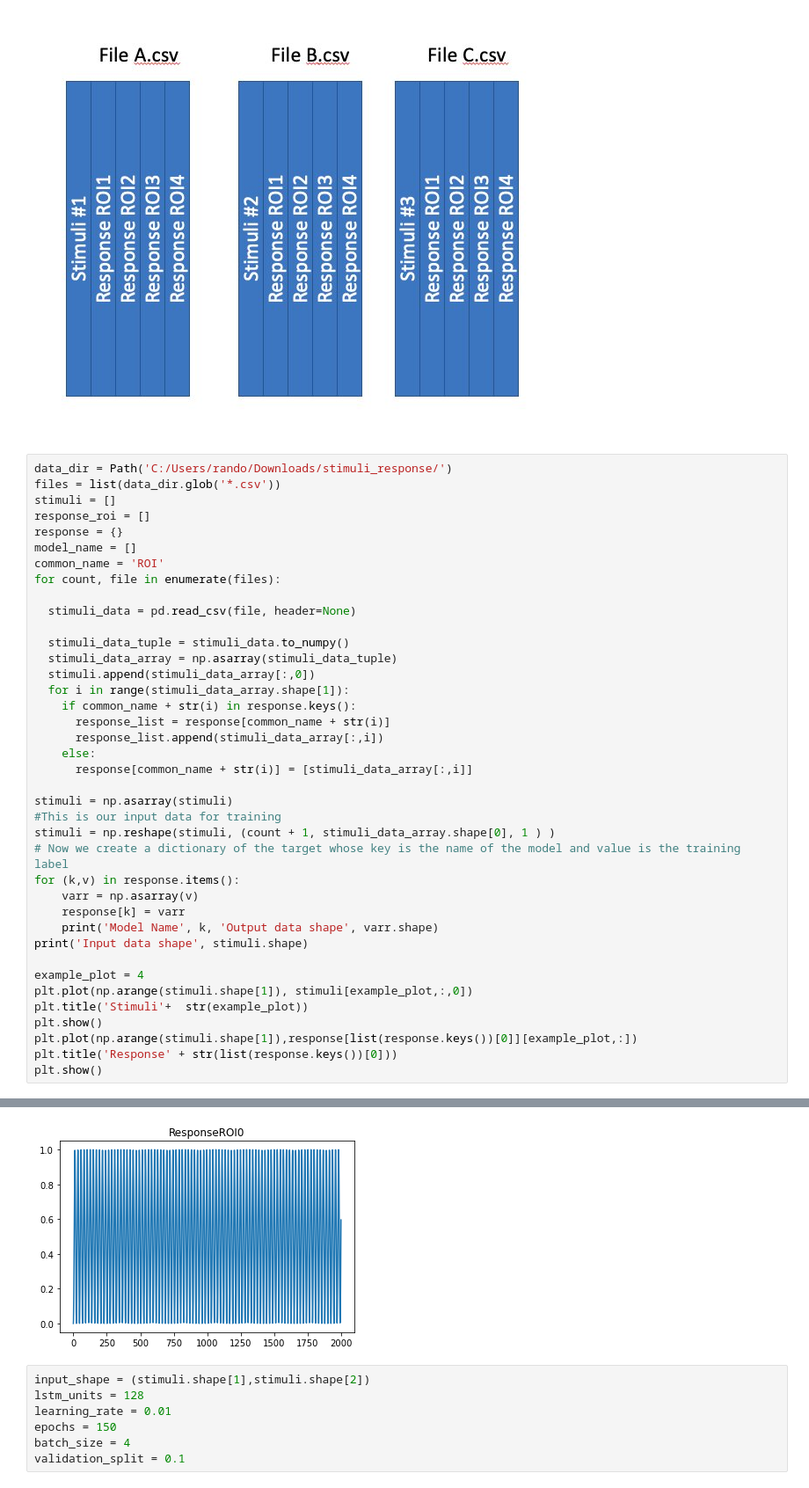
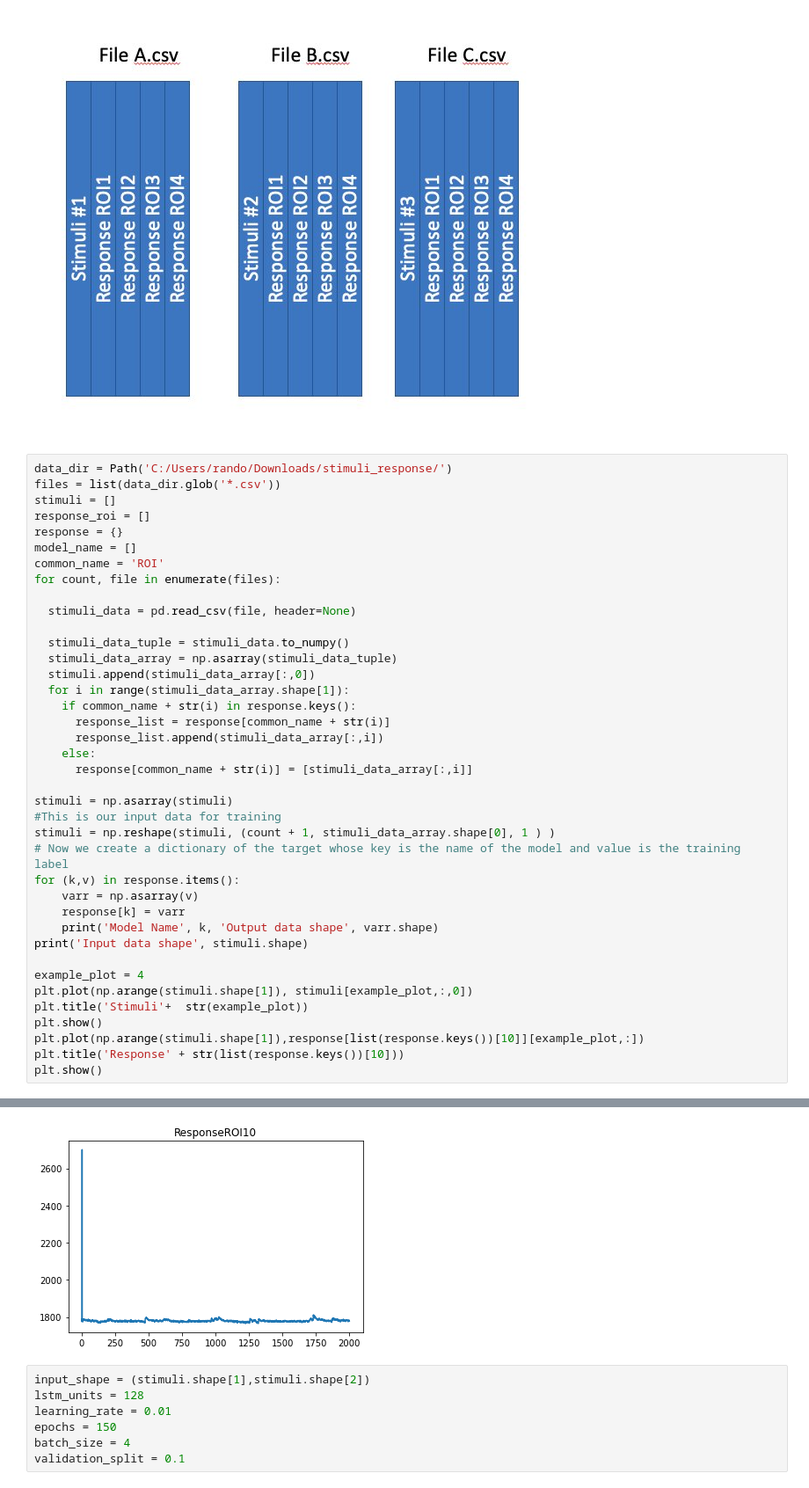
Before and after one commit to Kapoorlabs-paris/goodplacedeeplearning, a Jupyter notebook: PredictResponseStimuli/Time_series_training.ipynb, the cells around one changed output, grey strips where cells are left out. Shown at 88% size. Saved outputs shown, nothing was run; the diff lists cells and outputs as text.

Commit message:
plot response 10

```diff
--- a/PredictResponseStimuli/Time_series_training.ipynb
+++ b/PredictResponseStimuli/Time_series_training.ipynb
@@ -43,36 +43,36 @@ for count, file in enumerate(files):
 
 stimuli = np.asarray(stimuli)
 #This is our input data for training
 stimuli = np.reshape(stimuli, (count + 1, stimuli_data_array.shape[0], 1 ) )
 # Now we create a dictionary of the target whose key is the name of the model and value is the training label
 for (k,v) in response.items():
     varr = np.asarray(v)
     response[k] = varr
     print('Model Name', k, 'Output data shape', varr.shape)
 print('Input data shape', stimuli.shape)
 
 example_plot = 4
 plt.plot(np.arange(stimuli.shape[1]), stimuli[example_plot,:,0])
 plt.title('Stimuli'+  str(example_plot))
 plt.show()
-plt.plot(np.arange(stimuli.shape[1]),response[list(response.keys())[0]][example_plot,:])
-plt.title('Response' + str(list(response.keys())[0]))
+plt.plot(np.arange(stimuli.shape[1]),response[list(response.keys())[10]][example_plot,:])
+plt.title('Response' + str(list(response.keys())[10]))
 plt.show()
 # %% [output]
 Model Name ROI0 Output data shape (9, 2000)
 Model Name ROI1 Output data shape (9, 2000)
 Model Name ROI2 Output data shape (9, 2000)
 Model Name ROI3 Output data shape (9, 2000)
 Model Name ROI4 Output data shape (9, 2000)
 Model Name ROI5 Output data shape (9, 2000)
 Model Name ROI6 Output data shape (9, 2000)
 Model Name ROI7 Output data shape (9, 2000)
 Model Name ROI8 Output data shape (9, 2000)
 Model Name ROI9 Output data shape (9, 2000)
 Model Name ROI10 Output data shape (9, 2000)
 Input data shape (9, 2000, 1)
 [figure]
-[figure, old version]
+[figure, new version]
 # %%
 input_shape = (stimuli.shape[1],stimuli.shape[2])
 lstm_units = 128
```
